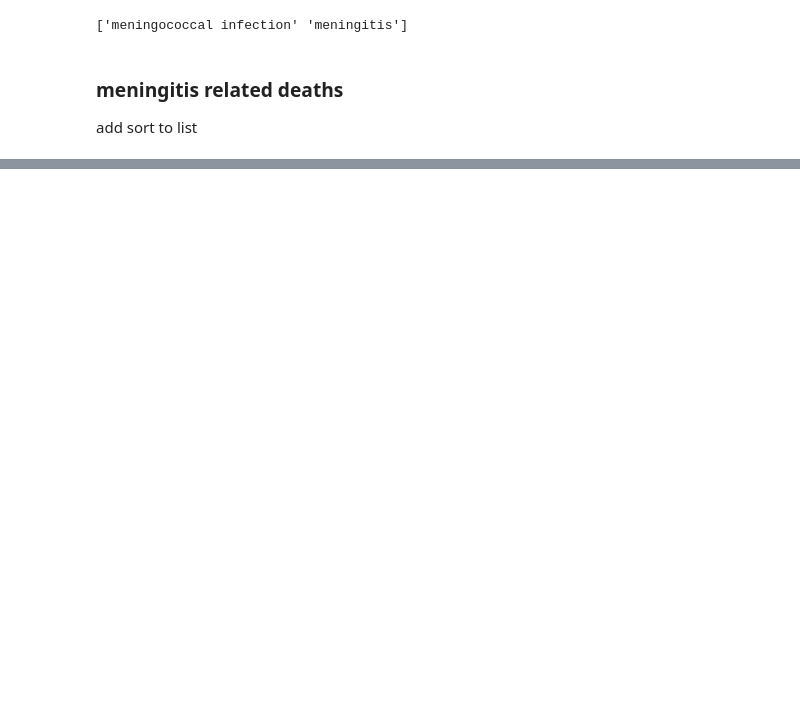
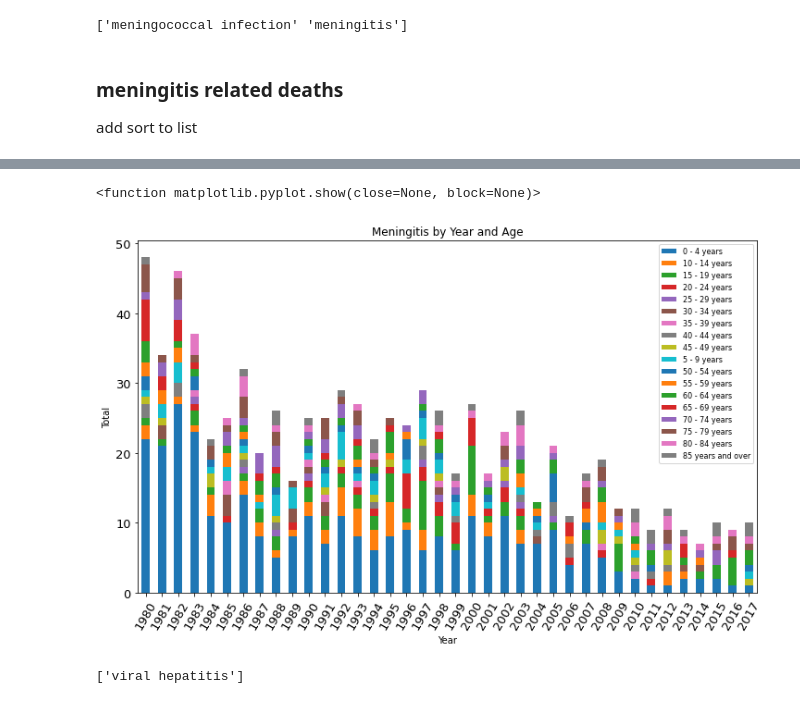
Before and after one commit to jobrien2/UCD-project, a Jupyter notebook: UCD_Start_project.ipynb, the cells around one changed output, grey strips where cells are left out. Cells and saved outputs as stored; diff of their text form; code cells hidden in the pictures; blank space fills up the shorter version.

```diff
--- a/UCD_Start_project.ipynb
+++ b/UCD_Start_project.ipynb
@@ -651,0 +652,14 @@ suicide_df  = categorised_data(my_query3,'All ages')
+# %%
+mort_df_meni_mf_allage = mort_df_mf_meni.reset_index(drop = True).set_index('Age Group').drop('All ages')
+mort_df_meni_mf_agg_allage = mort_df_meni_mf_allage.groupby(['Year','Age Group'])['VALUE'].sum().unstack().fillna(0)
+mort_df_meni_mf_agg_allage.plot(kind = 'bar', stacked = True, title = 'Meningitis by Year and Age', ylabel = 'Total',figsize = (12,7), fontsize = 13)
+plt.xticks(rotation=60, ha='center')
+plt.legend(loc=0, prop={'size': 8})
+plt.show
+# %% [output]
+<function matplotlib.pyplot.show(close=None, block=None)>
+[figure, added]
+# %%
+my_query2 = keyword_search('hepatit')
+# %% [output]
+['viral hepatitis']
```
Also changed, not shown: parts of 75 cells of this notebook, 2 other files.
